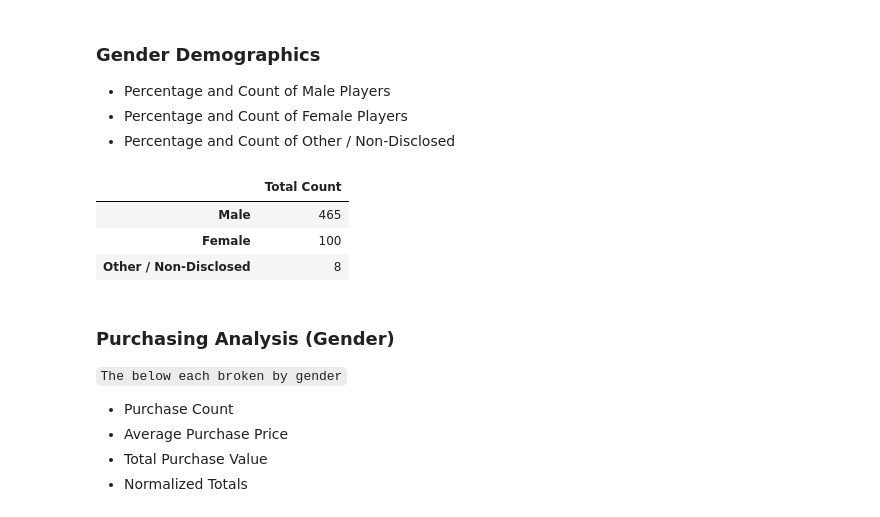
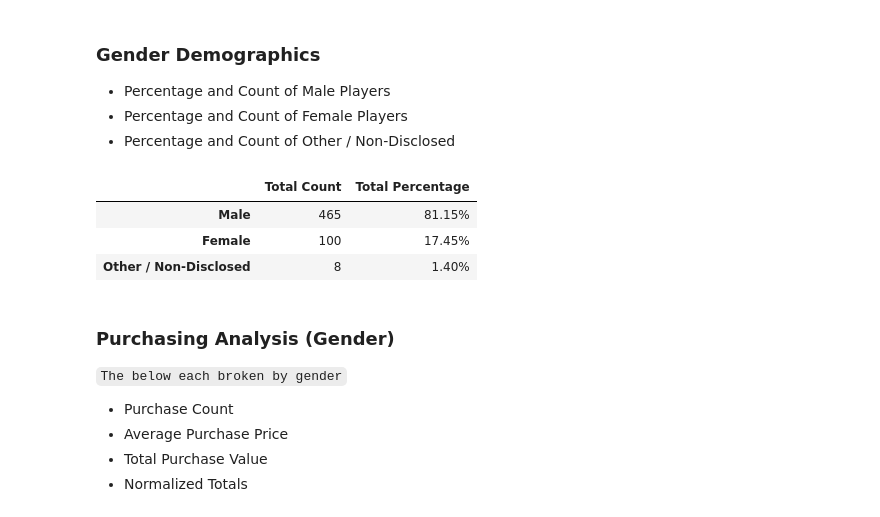
Before and after one commit to Prathamdoshi/Heroes-of-Pymoli-Game-Report, a Jupyter notebook: Heroes of Pymoli Analysis .ipynb, the cells around one changed output. Drawn from its saved outputs; the diff is of its cells as text; code cells hidden in the pictures.

```diff
--- a/Heroes of Pymoli Analysis .ipynb
+++ b/Heroes of Pymoli Analysis .ipynb
@@ -120,19 +120,23 @@ purchasing_analysis_df
 # %%
 player_demographics = user_data_df[['Gender','Age','Username']]
 player_demographics = player_demographics.drop_duplicates()
 
 total_count = player_demographics['Gender'].value_counts()
+percentage = round(total_count/player_count * 100,2)
 
 gender_demographics_df = pd.DataFrame({
-    "Total Count": total_count
+    "Total Count": total_count,
+    "Total Percentage": percentage
 })
 
+gender_demographics_df['Total Percentage'] = gender_demographics_df['Total Percentage'].map("{:,.2f}%".format)
+
 gender_demographics_df
 # %% [output]
-|  | Total Count |
-| Male | 465 |
-| Female | 100 |
-| Other / Non-Disclosed | 8 |
+|  | Total Count | Total Percentage |
+| Male | 465 | 81.15% |
+| Female | 100 | 17.45% |
+| Other / Non-Disclosed | 8 | 1.40% |
 # %% [markdown]
 ### Purchasing Analysis (Gender)
 
```
Also changed, not shown: parts of 1 cell of this notebook, 1 other file.
